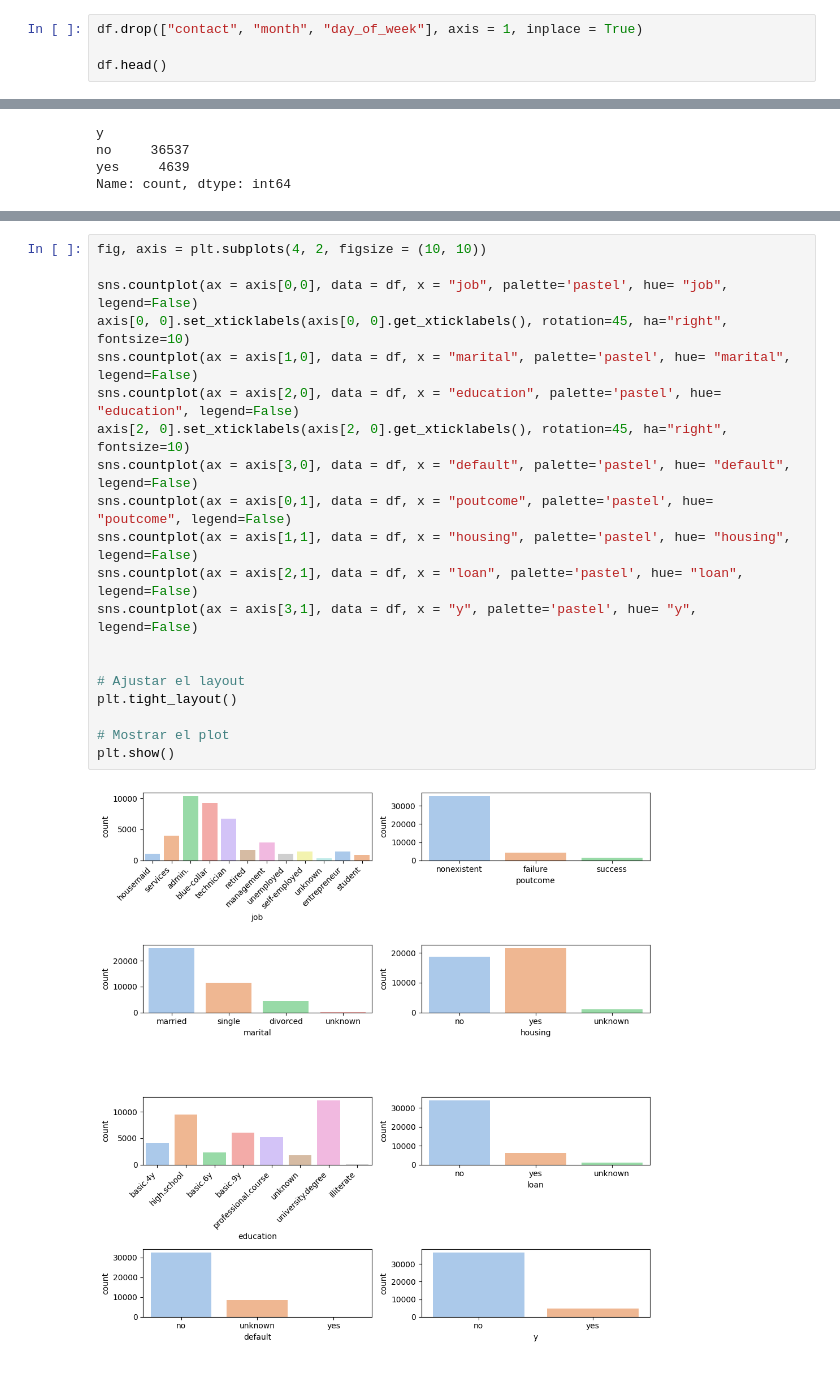
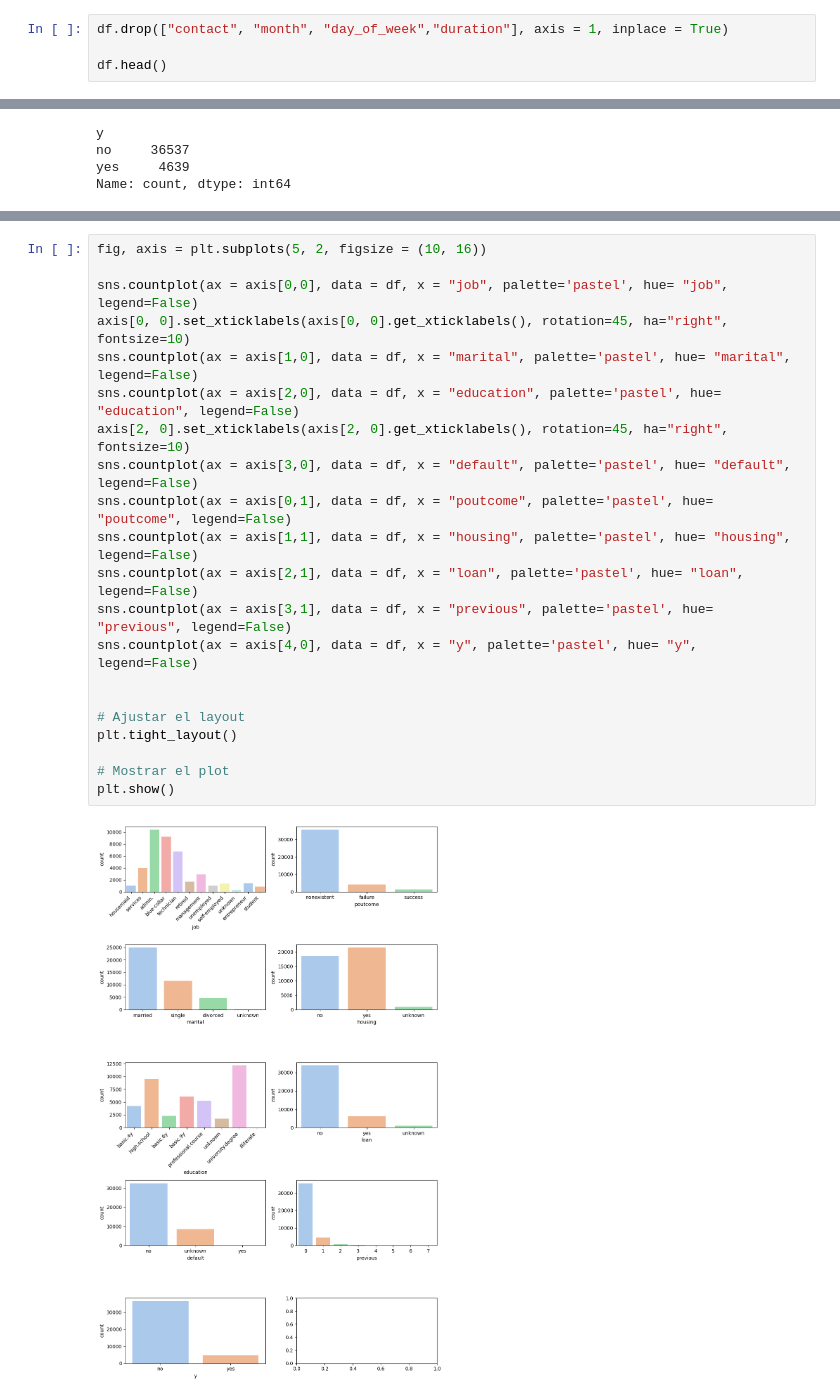
Before and after one commit to 4GeeksAcademy/Ejercicio-y-Tutorial-de-Regresion-Logistica-VLG, a Jupyter notebook: src/explore.ipynb, the cells around one changed output, grey strips where cells are left out. Saved outputs shown, nothing was run; the diff lists cells and outputs as text.

```diff
--- a/src/explore.ipynb
+++ b/src/explore.ipynb
@@ -79,5 +80,5 @@ Los siguientes atributos no aportan información a nuestra variable a predecir:
 # %%
-df.drop(["contact", "month", "day_of_week"], axis = 1, inplace = True)
+df.drop(["contact", "month", "day_of_week","duration"], axis = 1, inplace = True)
 
 df.head()
 # %% [output]
@@ -181,25 +191,26 @@ df.head()
 # %%
-fig, axis = plt.subplots(4, 2, figsize = (10, 10))
+fig, axis = plt.subplots(5, 2, figsize = (10, 16))
 
 sns.countplot(ax = axis[0,0], data = df, x = "job", palette='pastel', hue= "job", legend=False)
 axis[0, 0].set_xticklabels(axis[0, 0].get_xticklabels(), rotation=45, ha="right", fontsize=10)
 sns.countplot(ax = axis[1,0], data = df, x = "marital", palette='pastel', hue= "marital", legend=False)
 sns.countplot(ax = axis[2,0], data = df, x = "education", palette='pastel', hue= "education", legend=False)
 axis[2, 0].set_xticklabels(axis[2, 0].get_xticklabels(), rotation=45, ha="right", fontsize=10)
 sns.countplot(ax = axis[3,0], data = df, x = "default", palette='pastel', hue= "default", legend=False)
 sns.countplot(ax = axis[0,1], data = df, x = "poutcome", palette='pastel', hue= "poutcome", legend=False)
 sns.countplot(ax = axis[1,1], data = df, x = "housing", palette='pastel', hue= "housing", legend=False)
 sns.countplot(ax = axis[2,1], data = df, x = "loan", palette='pastel', hue= "loan", legend=False)
-sns.countplot(ax = axis[3,1], data = df, x = "y", palette='pastel', hue= "y", legend=False)
+sns.countplot(ax = axis[3,1], data = df, x = "previous", palette='pastel', hue= "previous", legend=False)
+sns.countplot(ax = axis[4,0], data = df, x = "y", palette='pastel', hue= "y", legend=False)
 
 
 # Ajustar el layout
 plt.tight_layout()
 
 # Mostrar el plot
 plt.show()
 # %% [output]
-[figure, old version]
+[figure, new version]
 # %% [markdown]
 - Los empleos de los clientes rondan mayoritariamente en administrativo, obrero y técnico.
 - Podemos observar que la variable "poutcome" la mayoría de las variables son inexistentes. Vamos a eliminar este dato dado a que no aportará información en nuestra predicción.
```
Also changed, not shown: parts of 20 cells of this notebook.
